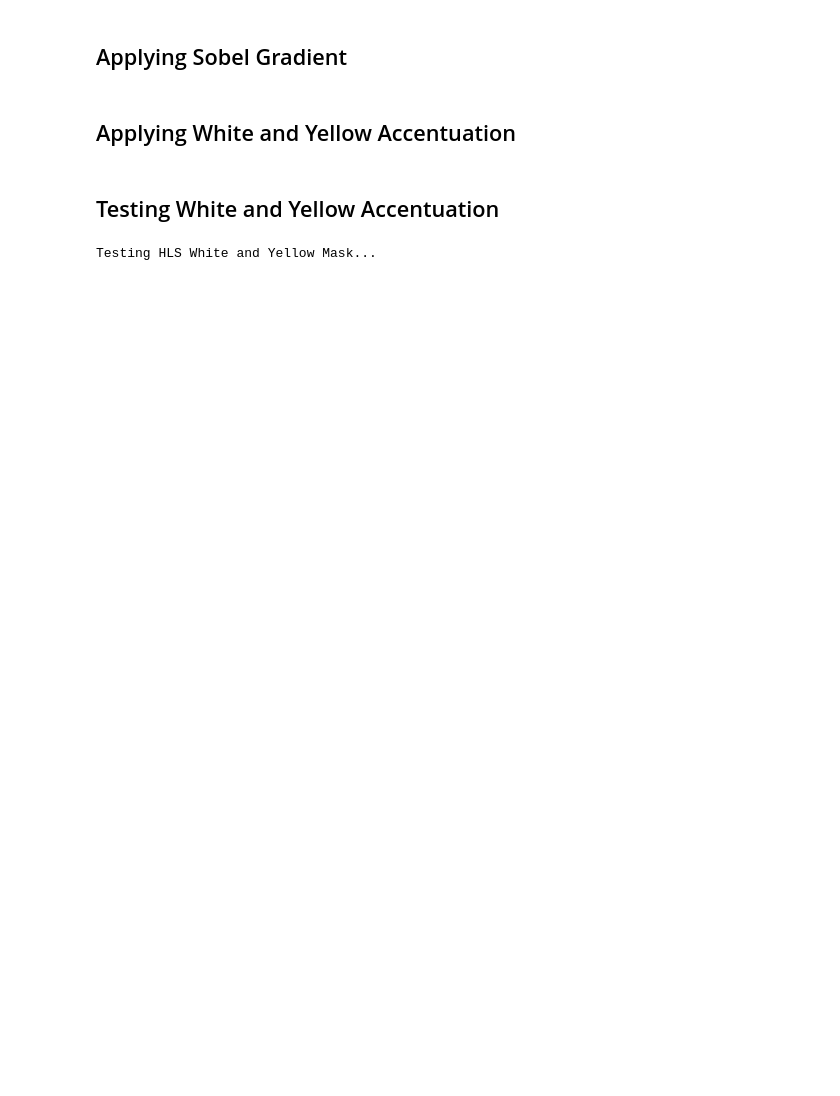
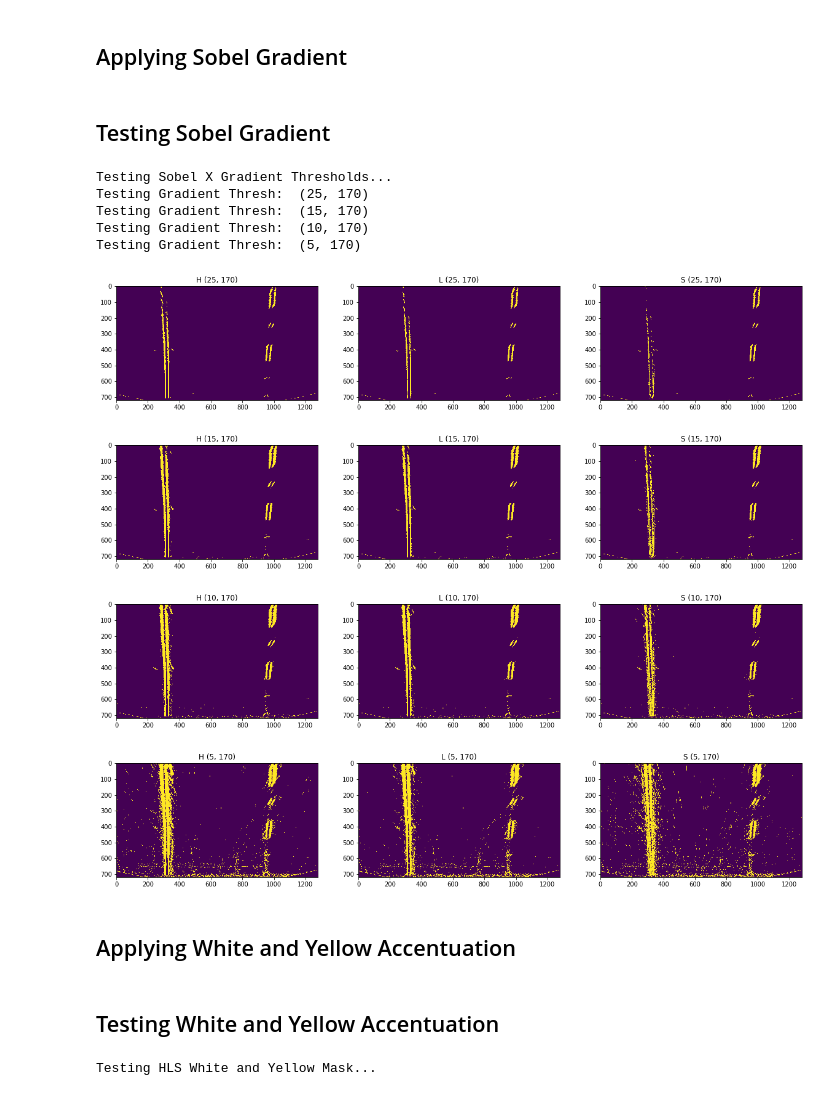
Before and after one commit to KaneRodriguez/CarND-Advanced-Lane-Lines, a Jupyter notebook: AccentuateLaneLines.ipynb, the cells around one changed output. Drawn from its saved outputs; the diff is of its cells as text; code cells hidden in the pictures; blank space fills up the shorter version.

Commit message:
Supporting Sobel Gradient X thresholding

```diff
--- a/AccentuateLaneLines.ipynb
+++ b/AccentuateLaneLines.ipynb
@@ -46,9 +46,48 @@ Testing Color Transforms...
 # %% [markdown]
 ## Applying Sobel Gradient
-# %%
-def sobelGradientBinary(img):
-    # TODO: pass in parameters for threshes
-    return img
+# %%
+def sobelGradientBinary(img, thresh=(70, 100), channel=1):
+    # Expects HLS image and uses the L channel by default
+    # Take the derivative in the x direction
+    sobelX = cv2.Sobel(img[:,:,channel], cv2.CV_64F, 1, 0)
+
+    # Absolute x derivative to accentuate lines away from horizontal
+    absoluteSobelX = np.absolute(sobelX)
+    # Scale the absolute sobel based on its maximum value and
+    # transform it to a uint8 between 0 and 255
+    scaledSobel = np.uint8(255 * (absoluteSobelX / np.max(absoluteSobelX)) )
+
+    # Create a binary of the same shape
+    sobelXBinary = np.zeros_like(scaledSobel)
+    # Threshold x gradient based on passed in thresholds
+    sobelXBinary[(scaledSobel >= thresh[0]) & (scaledSobel <= thresh[1])] = 1
+
+    return sobelXBinary
+# %% [markdown]
+## Testing Sobel Gradient
+# %%
+print("Testing Sobel X Gradient Thresholds...")
+threshesToTry = [(25, 170),
+                 (15, 170),
+                 (10, 170),
+                 (5, 170)]
+
+for thresh in threshesToTry:
+    print("Testing Gradient Thresh: ", thresh)
+    threshStr = "(" + str(thresh[0]) + ", " + str(thresh[1]) + ")"
+    # test on all three channels
+    plotImages([sobelGradientBinary(testImage, thresh, channel) for channel in [0, 1, 2]],
+               ["H " + threshStr, "L " + threshStr, "S " + threshStr], 3)
+# %% [output]
+Testing Sobel X Gradient Thresholds...
+Testing Gradient Thresh:  (25, 170)
+Testing Gradient Thresh:  (15, 170)
+Testing Gradient Thresh:  (10, 170)
+Testing Gradient Thresh:  (5, 170)
+[figure, added]
+[figure, added]
+[figure, added]
+[figure, added]
 # %% [markdown]
 ## Applying White and Yellow Accentuation
 # %%
```
Also changed, not shown: parts of 5 cells of this notebook, 6 other files.
